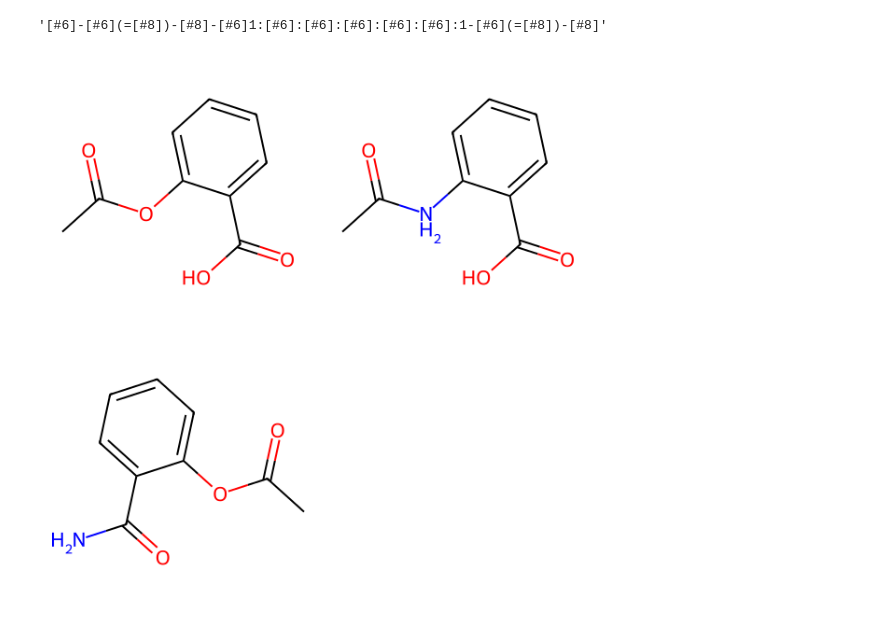
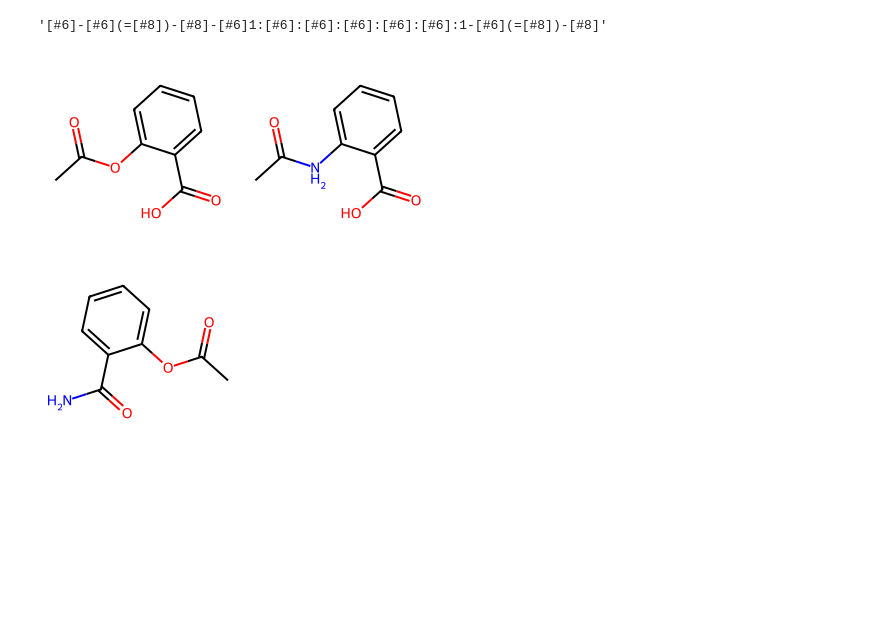
Before and after one commit to mipypf/scej-mi, a Jupyter notebook: example_brics_smarts.ipynb, the cells around one changed output. Cells and saved outputs as stored; diff of their text form; code cells hidden in the pictures; blank space fills up the shorter version.

```diff
--- a/example_brics_smarts.ipynb
+++ b/example_brics_smarts.ipynb
@@ -97,18 +93,14 @@ smarts
 # %% [output]
 '[#6]-[#6](=[#8])-[#8]-[#6]1:[#6]:[#6]:[#6]:[#6]:[#6]:1-[#6](=[#8])-[#8]'
 # %%
-# 反応SMARTS形式で定義
-# C:1	カルボニルCは反応前後で変化しないため同じ番号に固定
-# O:2 / NH2:2	Oが除かれ、NH₂に置換 → 同じ番号で「置換対象の対」を表す
+# C:1	→Cは反応前後で変化しないため同じ番号に固定
+# O:2 / NH2:2	→同じ番号で「置換対象の対」を表す
 rxn = rdChemReactions.ReactionFromSmarts("[C:1](=O)[O:2]>>[C:1](=O)[NH2:2]")
 
-# 反応を適用
 products = rxn.RunReactants((mol,))
 
-# 結果をMolとして取得（重複排除）
 product_mols = list({Chem.MolToSmiles(p[0]): p[0] for p in products}.values())
 
-# 描画
-Draw.MolsToGridImage([mol] + product_mols, molsPerRow=2, subImgSize=(300, 300))
+Draw.MolsToGridImage([mol] + product_mols, molsPerRow=2, subImgSize=(200, 200))
 # %% [output]
-[figure, old version]
+[figure, new version]
```
Also changed, not shown: parts of 6 cells of this notebook.
